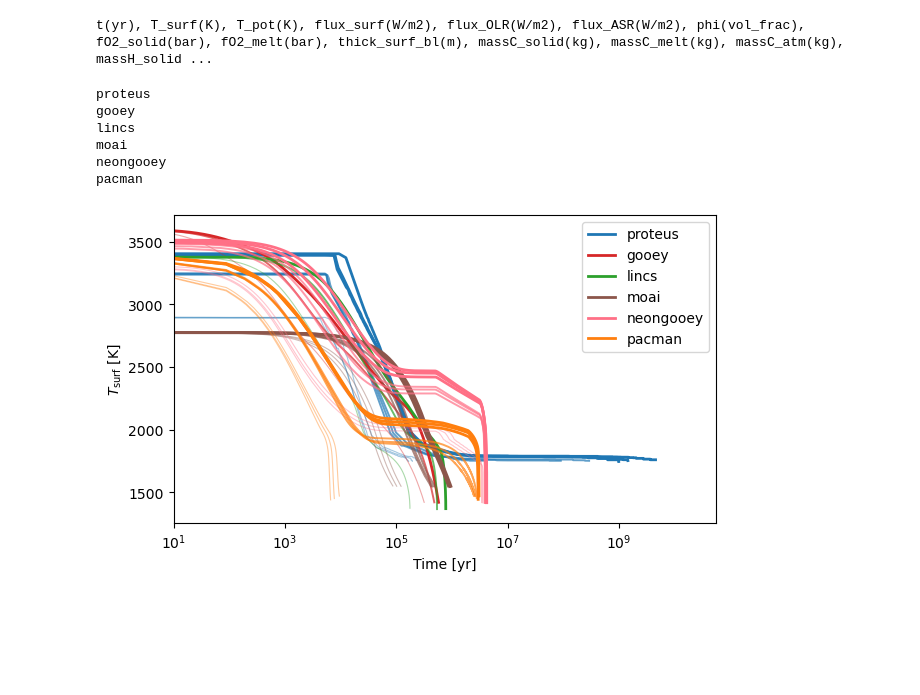
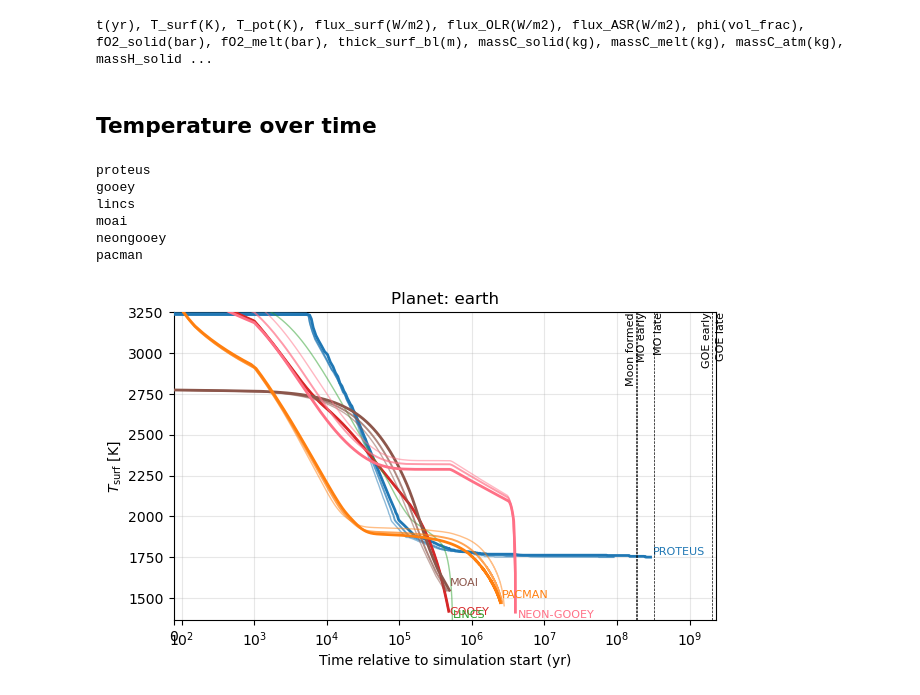
Before and after one commit to lena-noack/chili, a Jupyter notebook: intercomparison/analysis_solarsystem/grids.ipynb, the cells around one changed output. Drawn from its saved outputs; the diff is of its cells as text; code cells hidden in the pictures; blank space fills up the shorter version.

Commit message:
More analysis plots

```diff
--- a/intercomparison/analysis_solarsystem/grids.ipynb
+++ b/intercomparison/analysis_solarsystem/grids.ipynb
@@ -30,46 +47,99 @@ planets
 print(", ".join(models_data["proteus"]["earth"]["Hhigh-Chigh-evo"].keys()))
 # %% [output]
 t(yr), T_surf(K), T_pot(K), flux_surf(W/m2), flux_OLR(W/m2), flux_ASR(W/m2), phi(vol_frac), fO2_solid(bar), fO2_melt(bar), thick_surf_bl(m), massC_solid(kg), massC_melt(kg), massC_atm(kg), massH_solid ...
+# %% [markdown]
+## Temperature over time
+# %%
+t_ini = 50e6 # years
+
+ages_Ga = {
+    "CAI":              4.57,
+    "Earth formed":     4.54,
+    "Moon formed":      4.34,
+    "MO early":         4.33,
+    "MO late" :         4.20,
+    "GOE early":        2.5,
+    "GOE late" :        2.2,
+}
+
+ages_yr = {k: (ages_Ga["CAI"] - v ) * 1e9 - t_ini for k, v in ages_Ga.items()}
 # %%
 fig,ax = plt.subplots(1,1, figsize=(7,4))
 
 xkey = "t(yr)"
 ykey = "T_surf(K)"
+planet = "earth"
 
+txts = []
+
+ymax = 3250.0
+ymin = 2000.0
 for m in models:
     print(m)
-    d = models_data[m]["earth"]
+    d = models_data[m][planet]
     col = get_color(m)
     lbl = get_label(m)
 
     for case in d.keys():
         if "evo" in case:
 
-            if "Hhigh" in case:
+            if "Hmid" not in case:
+                continue
+
+            if "Chigh" in case:
                 sf = 1.0
-            elif "Hmid" in case:
+            elif "Cmid" in case:
                 sf = 0.7
             else:
-                sf = 0.4
+                sf = 0.5
+
 
             x = d[case][xkey]
             y = d[case][ykey]
-            ax.plot(x, y, label=lbl, color=col, lw=sf*2, alpha=sf*1)
+            ax.plot(x, y, label=lbl, color=col, lw=sf*2, alpha=sf*1, zorder=4)
+
+            if lbl != "":
+                l = ax.text(x.iloc[-1], y.iloc[-1], lbl, color=col, fontsize=8, zorder=5)
+                txts.append(l)
+
             lbl = ""
+            # ymax = max(ymax, np.max(y))
+            ymin = min(ymin, np.min(y))
 
-ax.set_xscale("log")
-ax.set_xlabel(get_label(xkey))
-ax.set_xlim(left=10)
+
+# add vertical lines for ages of interest
+for k, x in ages_yr.items():
+    ax.axvline(x, color="k", ls="--", lw=0.5, zorder=6)
+    va = 'top'
+    if k in ["Moon formed", "GOE early"]:
+        va = 'bottom'
+    ax.annotate(k, xy=(x, ymax), ha="right", va=va, fontsize=8, rotation=90, rotation_mode='anchor')
+
+ax.axvline(x=0, color="k", ls="-", lw=0.5)
+
+ax.set_xscale("symlog", linthresh=1e3)
+ax.set_xlabel("Time relative to simulation start (yr)")
+ax.set_xlim(left=0, right=ages_yr["GOE late"])
+
 ax.set_ylabel(get_label(ykey))
+ax.set_ylim(ymin, ymax)
 
-ax.legend(loc='upper right', bbox_to_anchor=(1, 1))
+ax.grid(alpha=0.3, zorder=-2)
+
+# legend of models
+# ax.legend(loc='upper left', bbox_to_anchor=(0, -0.2), ncols=4, frameon=False, handletextpad=0.5)
+
+ax.set_title("Planet: " + planet)
+
+adjust_text(txts)
+
 
 plt.show()
 # %% [output]
 proteus
 gooey
 lincs
 moai
 neongooey
 pacman
-[figure, old version]
+[figure, new version]
```
Also changed, not shown: parts of 7 cells of this notebook, 1 other file.
